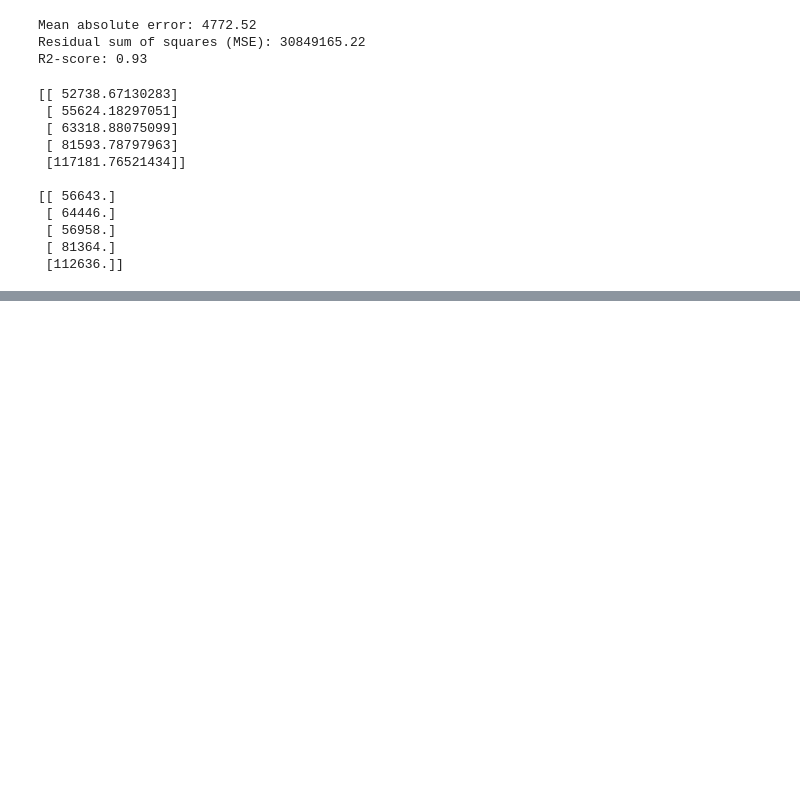
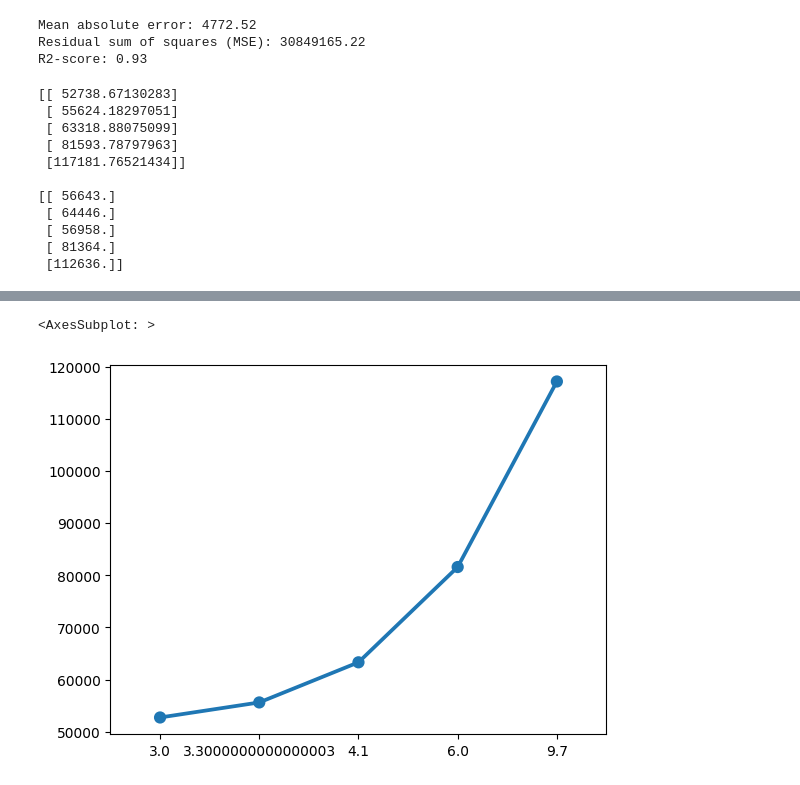
Before and after one commit to mehdisahraeei/ml-project, a Jupyter notebook: 02-projects/Regression/simple-Regr-salary.ipynb, the cells around one changed output, grey strips where cells are left out. Cells and saved outputs as stored; diff of their text form; code cells hidden in the pictures; blank space fills up the shorter version.

```diff
--- a/02-projects/Regression/simple-Regr-salary.ipynb
+++ b/02-projects/Regression/simple-Regr-salary.ipynb
@@ -193,0 +216,5 @@ print(test_y[:5])
+# %%
+sns.pointplot(x=test_x.reshape(-1),y=predict.reshape(-1))
+# %% [output]
+<AxesSubplot: >
+[figure, added]
```
Also changed, not shown: parts of 8 cells of this notebook.
